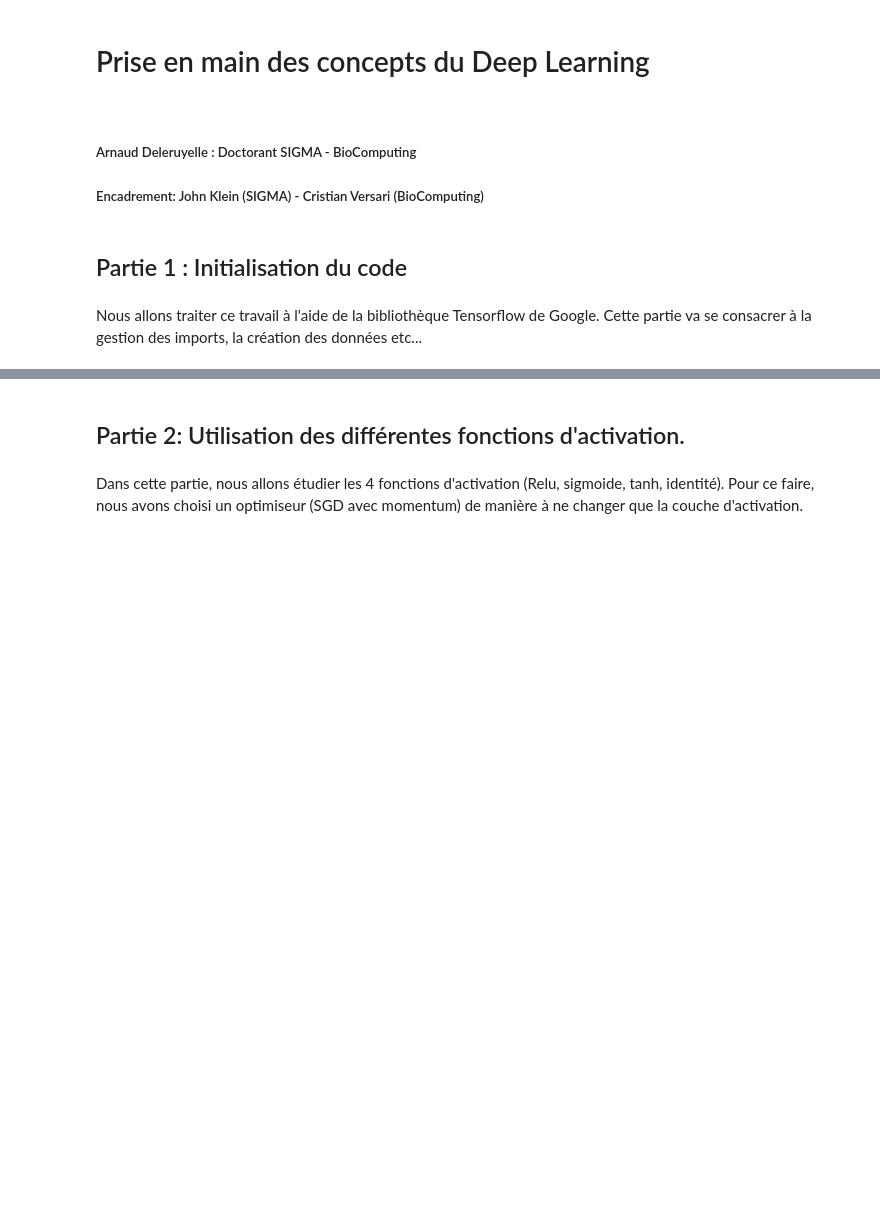
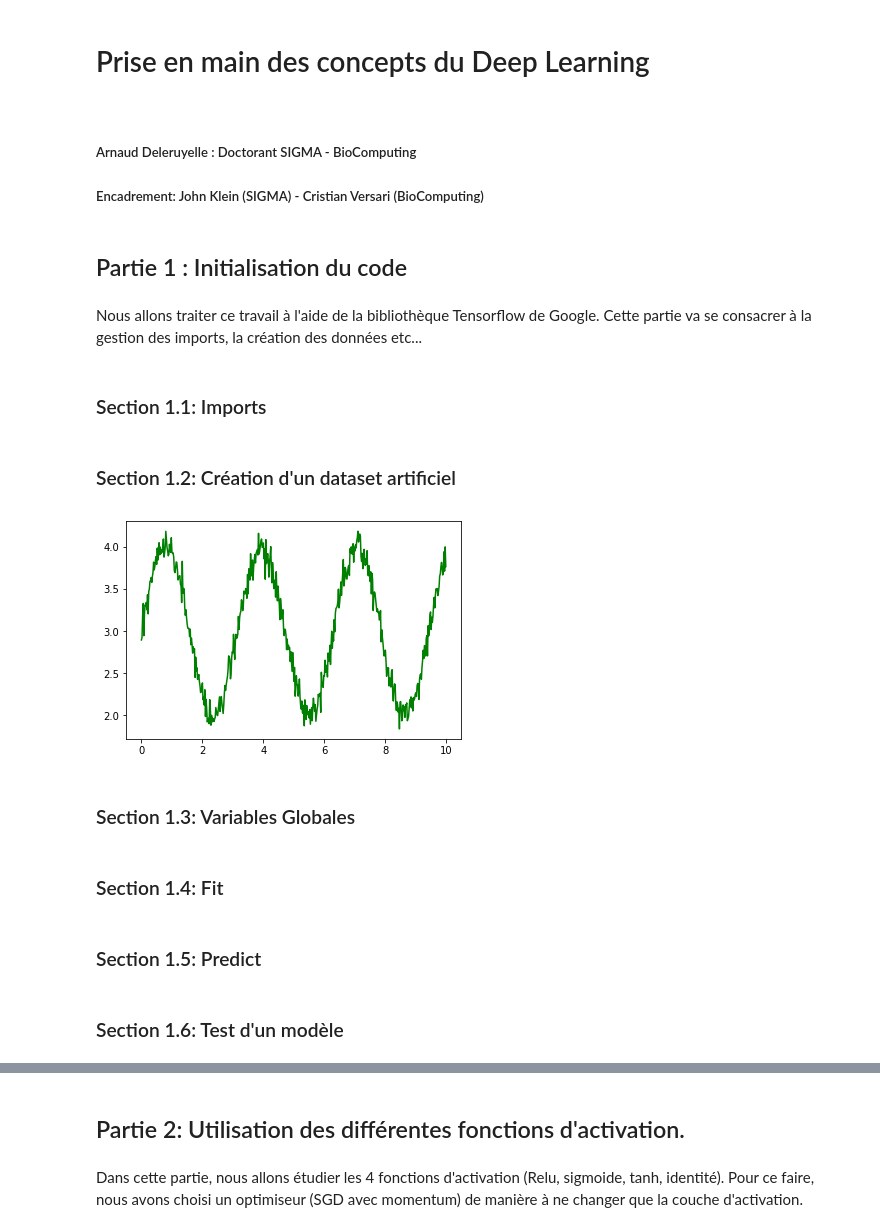
Before and after one commit to ArnaudDeleruyelle/Deep-Learning, a Jupyter notebook: 16-10-18-Jupyter/DeepLearning.ipynb, the cells around one changed output, grey strips where cells are left out. Cells and saved outputs as stored; diff of their text form; code cells hidden in the pictures; blank space fills up the shorter version.

```diff
--- a/16-10-18-Jupyter/DeepLearning.ipynb
+++ b/16-10-18-Jupyter/DeepLearning.ipynb
@@ -10,3 +10,5 @@
 # %% [markdown]
 Nous allons traiter ce travail à l'aide de la bibliothèque Tensorflow de Google.
 Cette partie va se consacrer à la gestion des imports, la création des données etc...
+# %% [markdown]
+### Section 1.1: Imports
@@ -12,0 +20,15 @@ Cette partie va se consacrer à la gestion des imports, la création des donnée
+# %% [markdown]
+### Section 1.2: Création d'un dataset artificiel
+# %%
+# dataset
+
+def f(x): return sin(2*x) + 3
+x_vals = np.arange(0, 10, 0.02)
+y_vals = np.array([f(x) + np.random.normal(0, 0.1) for x in x_vals])
+
+plt.plot(x_vals,y_vals, 'green')
+plt.show()
+# %% [output]
+[figure, added]
+# %% [markdown]
+### Section 1.3: Variables Globales
@@ -12,0 +41,2 @@ Cette partie va se consacrer à la gestion des imports, la création des donnée
+# %% [markdown]
+### Section 1.4: Fit
@@ -12,0 +58,2 @@ Cette partie va se consacrer à la gestion des imports, la création des donnée
+# %% [markdown]
+### Section 1.5: Predict
@@ -12,0 +66,2 @@ Cette partie va se consacrer à la gestion des imports, la création des donnée
+# %% [markdown]
+### Section 1.6: Test d'un modèle
```
Also changed, not shown: parts of 7 cells of this notebook.
